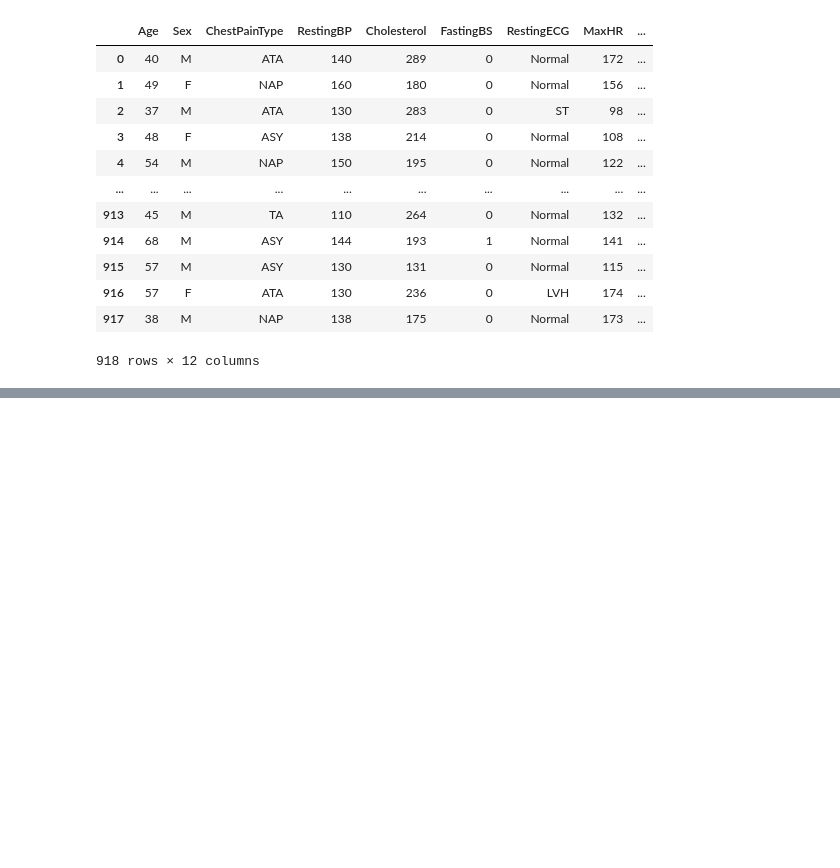
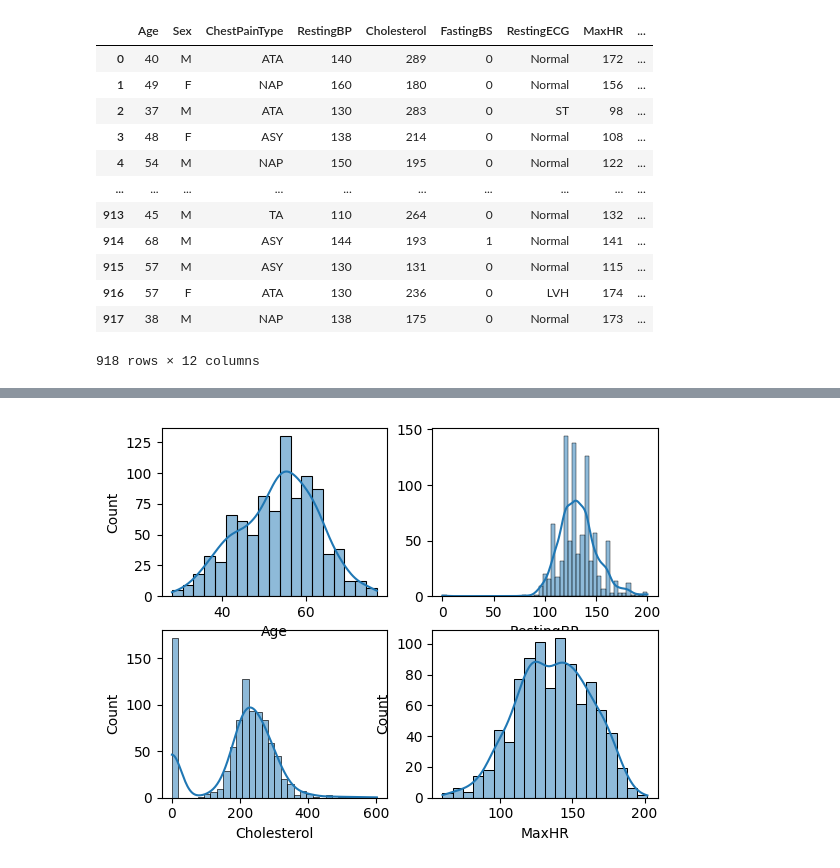
Before and after one commit to ankush262/Machine-learning, a Jupyter notebook: heart_diease.ipynb, the cells around one changed output, grey strips where cells are left out. Drawn from its saved outputs; the diff is of its cells as text; code cells hidden in the pictures; blank space fills up the shorter version.

```diff
--- a/heart_diease.ipynb
+++ b/heart_diease.ipynb
@@ -68,0 +97,7 @@ memory usage: 86.2+ KB
+# %%
+plotting('RestingBP',2)
+plotting("Cholesterol",3)
+plotting("MaxHR",4)
+plotting('Age',1)
+# %% [output]
+[figure, added]
```
Also changed, not shown: parts of 3 cells of this notebook.
